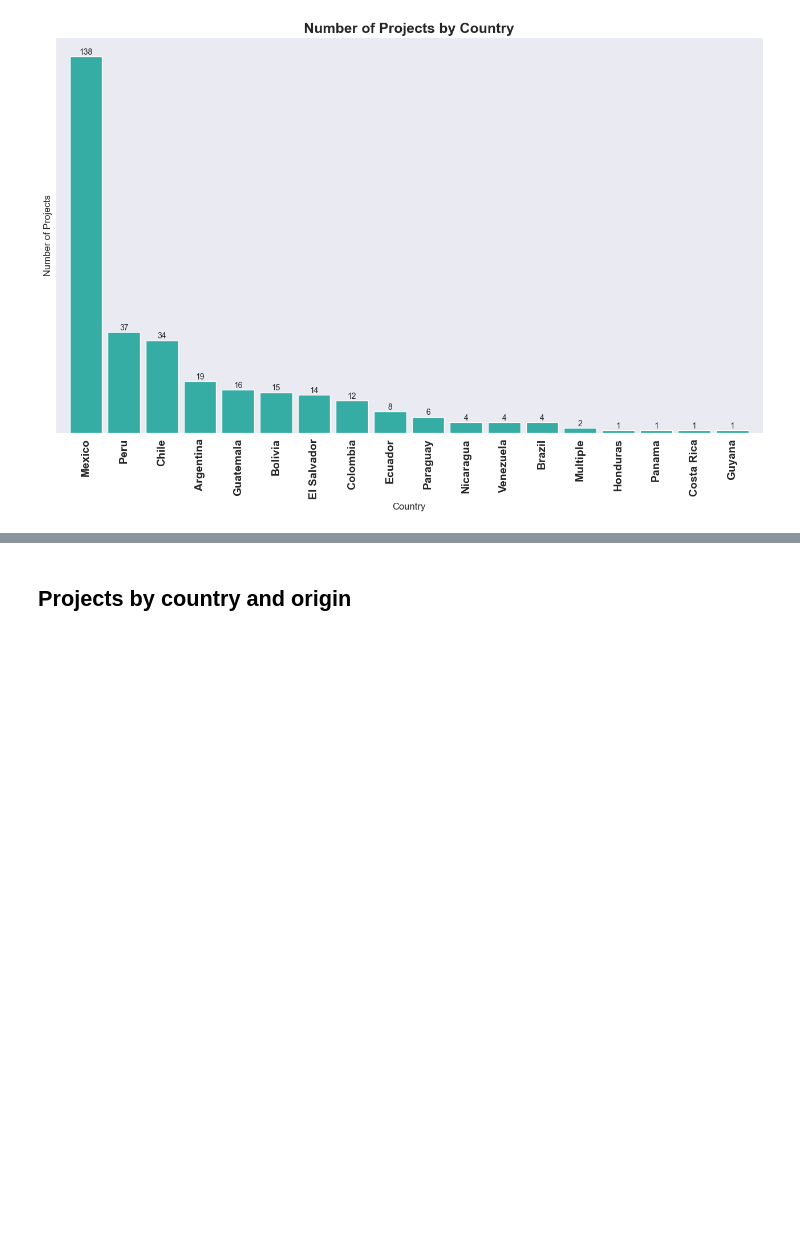
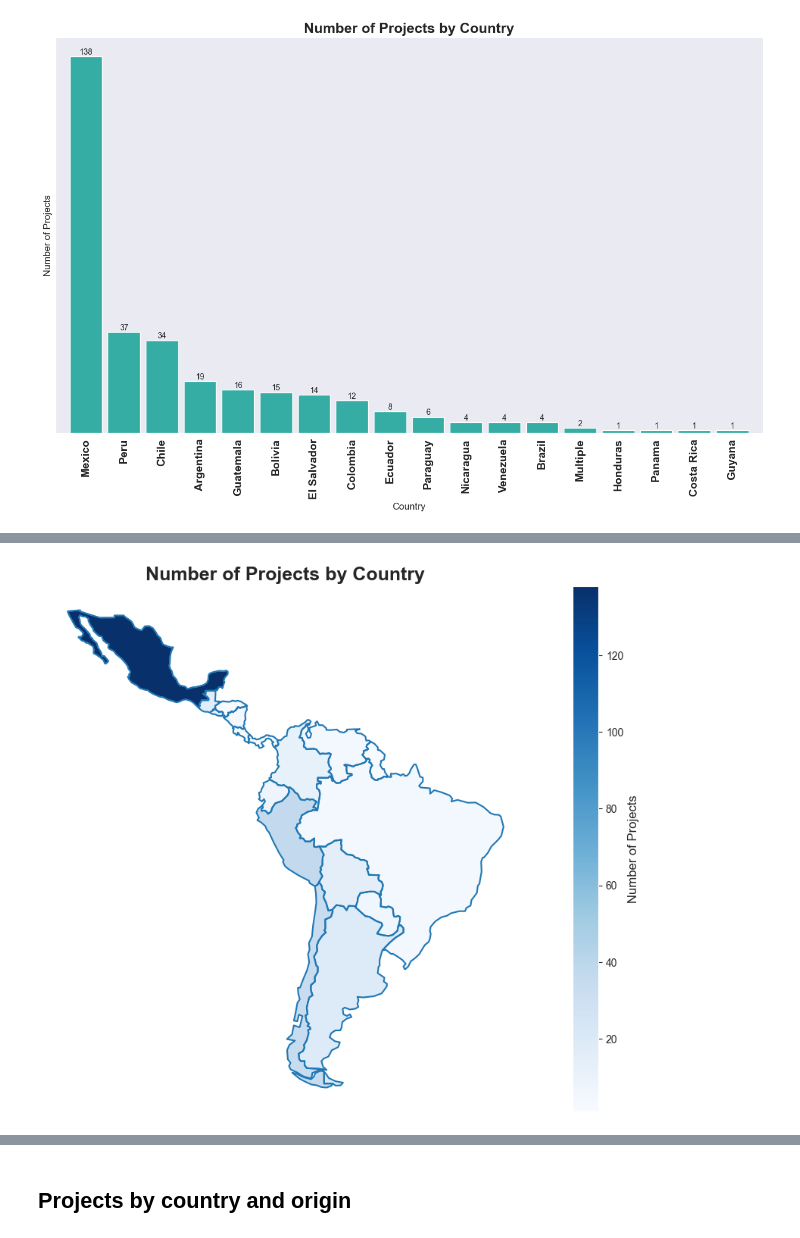
Before and after one commit to Instituto-Pulso-PUCP/revitalizacion-linguistica-latam, a Jupyter notebook: Visualizacion.ipynb, the cells around one changed output, grey strips where cells are left out. Cells and saved outputs as stored; diff of their text form; code cells hidden in the pictures; blank space fills up the shorter version.

```diff
--- a/Visualizacion.ipynb
+++ b/Visualizacion.ipynb
@@ -146,0 +209,23 @@ plt.show()
+# %%
+# I want to plot the number of project by country in a map. The "Multiple" country should be ignored. You can try ploting a circle that gets bigger with the number of projects
+import geopandas as gpd
+import matplotlib.pyplot as plt
+
+# Read the world map
+world = gpd.read_file('data/ne_110m_admin_0_countries/ne_110m_admin_0_countries.shp')
+
+# Merge the world map with the data
+world = world.merge(df_grouped, left_on='ADMIN', right_on='Country')
+
+# Filter the data to exclude the 'Multiple' country
+world = world[world['Country'] != 'Multiple']
+
+# Plot the data
+fig, ax = plt.subplots(1, 1, figsize=(16, 9))
+world.boundary.plot(ax=ax)
+world.plot(column='Project', ax=ax, cmap='Blues', legend=True, legend_kwds={'label': "Number of Projects"})
+plt.title('Number of Projects by Country', fontsize=18, fontweight='bold')
+plt.axis('off')
+plt.savefig('images/number_of_projects_by_country_map.png', dpi=300, bbox_inches='tight')
+# %% [output]
+[figure, added]
```
Also changed, not shown: parts of 4 cells of this notebook, 1 other file.
